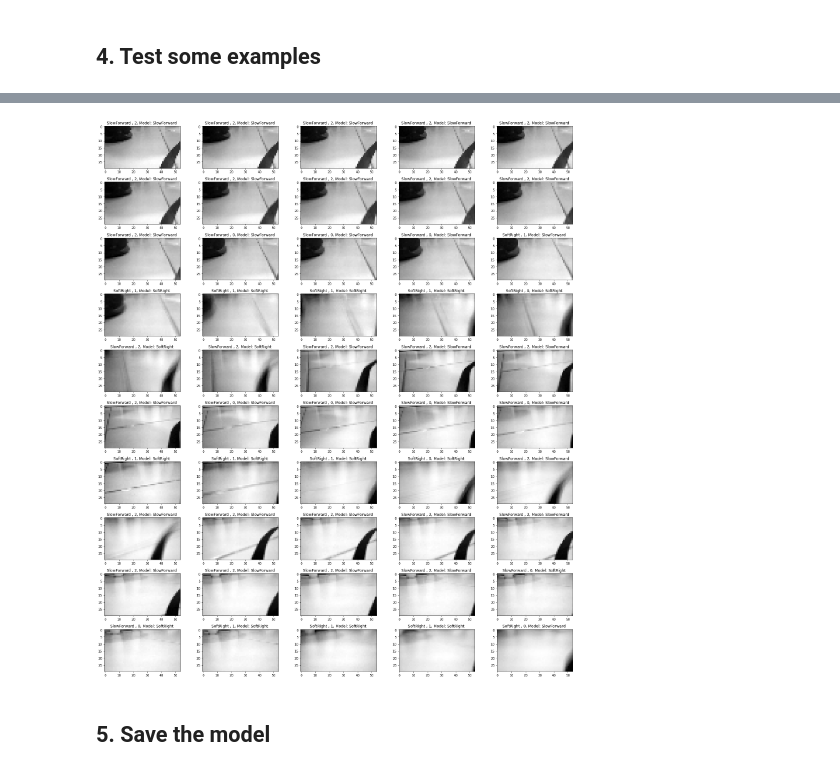
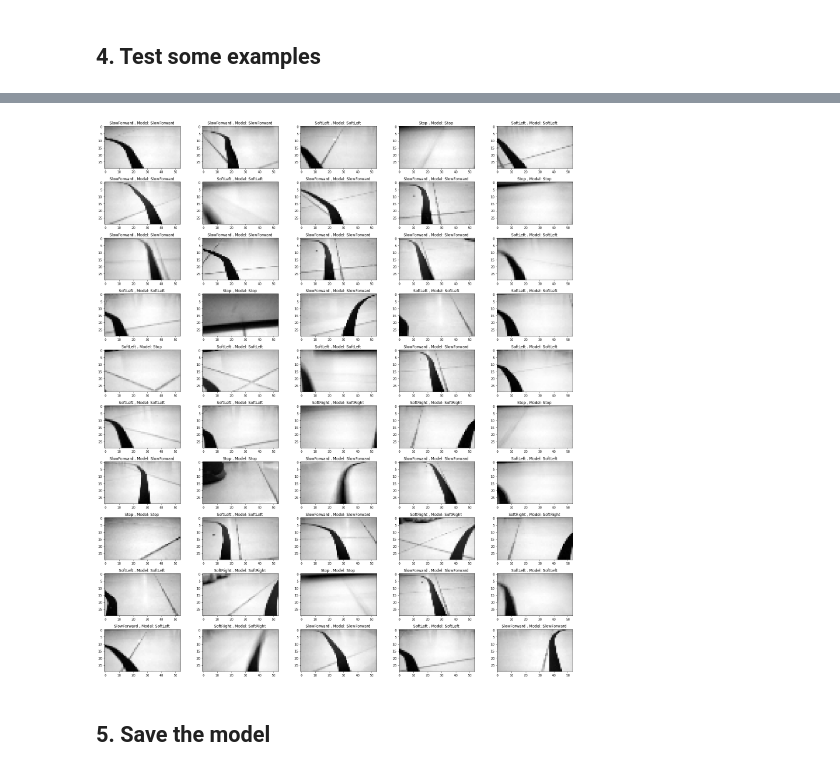
Before and after one commit to peter-seweiha/Freenove_4WD_Smart_Car, a Jupyter notebook: Code/PC/03.Retrain the model/Re-Train_CNN_Model.ipynb, the cells around one changed output, grey strips where cells are left out. Saved outputs shown, nothing was run; the diff lists cells and outputs as text; code cells hidden in the pictures.

```diff
--- a/Code/PC/03.Retrain the model/Re-Train_CNN_Model.ipynb
+++ b/Code/PC/03.Retrain the model/Re-Train_CNN_Model.ipynb
@@ -56,3 +56,4 @@ data = pd.concat([soft_left, stop, slow_forward,soft_right ])
 # %%
 # randomise the images order
 data = data.sample(frac=1, random_state=42)
+data = data.reset_index()
@@ -66,7 +74,7 @@ for i in range(len(data)):
     img_as_json = data['img'][i]
     # convert the json to nested list
     img_as_list = json.loads(img_as_json)
-    motion = data['motion_encoding'][i]
+    motion = data['labels'][i]
     X.append(img_as_list)
     Y.append(motion)
 # %%
@@ -182,7 +190,7 @@ Test accuracy is 83.9%
 # %% [markdown]
 ## 4. Test some examples
 # %%
-def review_model_predictions(data = data, START_FRAME = 200, END_FRAME = 300 ):
+def review_model_predictions(data = data, label_txt = ['Stop', 'SlowForward', 'SoftLeft', 'SoftRight'], START_FRAME = 200, END_FRAME = 300 ):
     no_of_frames = END_FRAME - START_FRAME
     # import math
     nrows = math.ceil(no_of_frames/5)
@@ -207,7 +215,7 @@ def review_model_predictions(data = data, START_FRAME = 200, END_FRAME = 300 ):
 
         # get model prediction and convert it to txt
         model_prediction = model.predict(np.expand_dims(img_as_array/255, 0))
-        model_prediction = lookup.loc[np.argmax(model_prediction), 'motion']
+        model_prediction = label_txt[np.argmax(model_prediction)]
 
         # convert the nested list to np.array
         img = np.array(img_as_list)
@@ -223,6 +231,7 @@ def review_model_predictions(data = data, START_FRAME = 200, END_FRAME = 300 ):
     plt.show()
 # %%
 review_model_predictions(data = data,
+                         label_txt = ['Stop', 'SlowForward', 'SoftLeft', 'SoftRight'],
                          START_FRAME = 0,
                          END_FRAME = 50 )
 # %% [output]
@@ -246,4 +255,4 @@ review_model_predictions(data = data,
-[figure, old version]
+[figure, new version]
 # %% [markdown]
 ## 5. Save the model
 # %%
```
Also changed, not shown: parts of 15 cells of this notebook, 3 other files.
